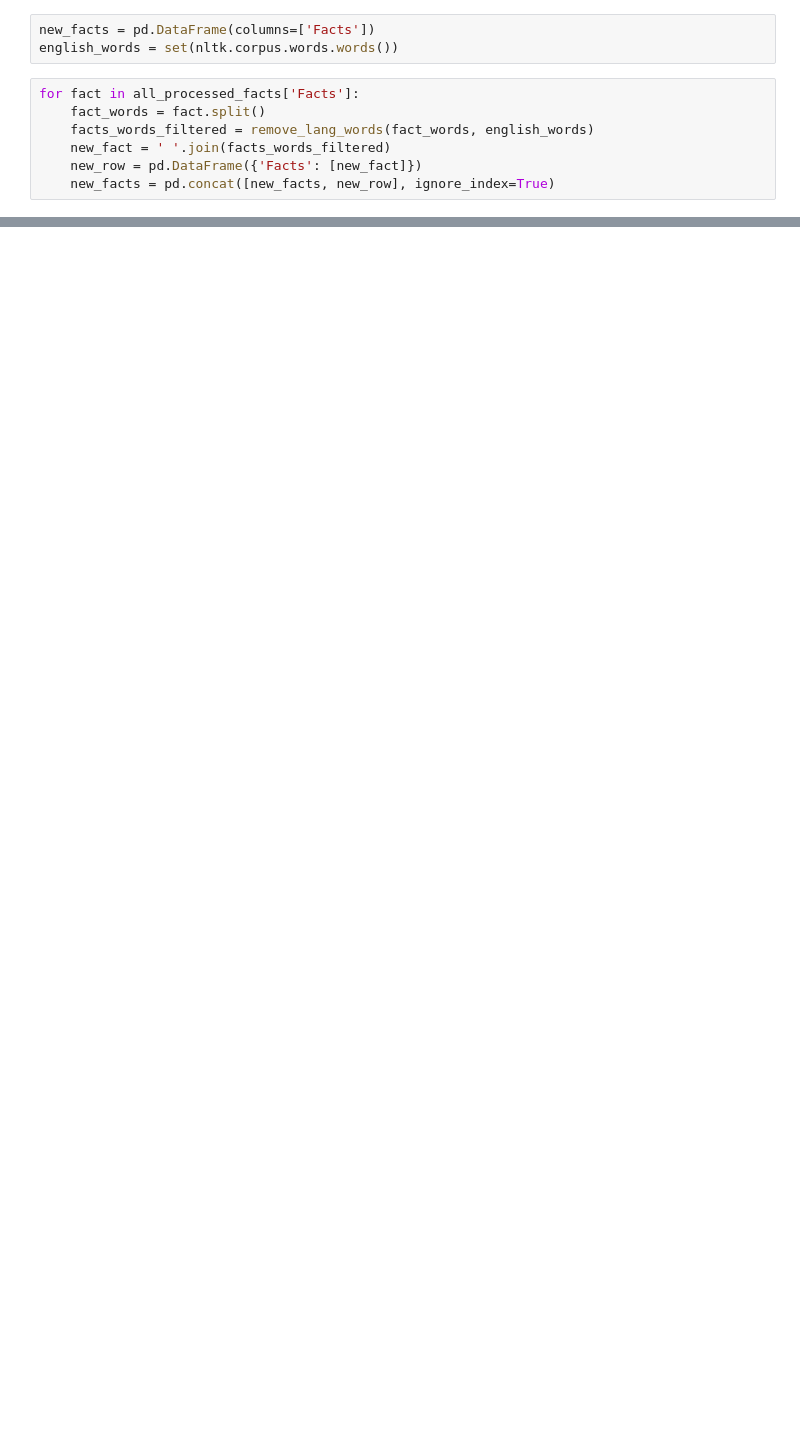
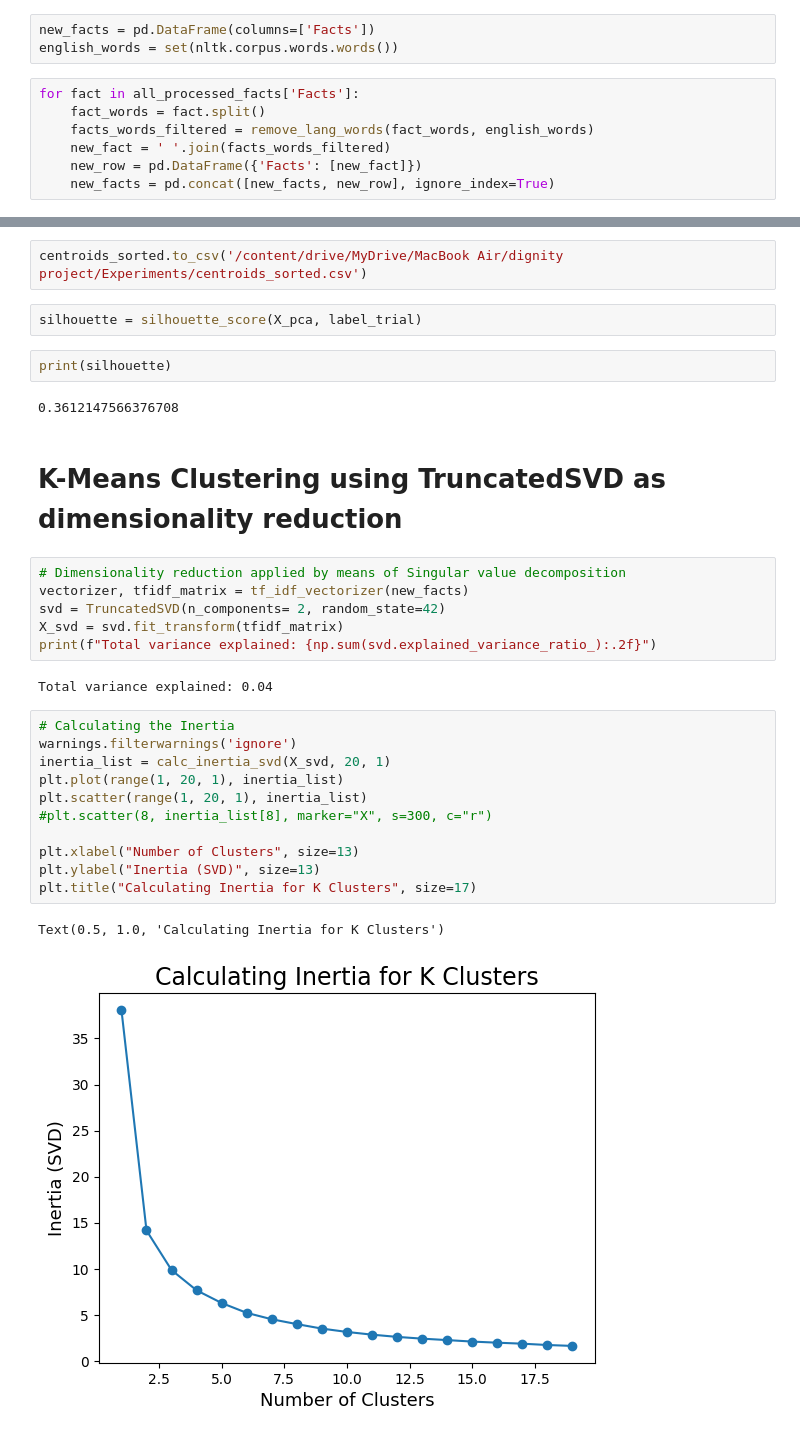
Before and after one commit to biancachiusano/dignity_in_ecthr, a Jupyter notebook: Analysis_Clustering.ipynb, the cells around one changed output, grey strips where cells are left out. Saved outputs shown, nothing was run; the diff lists cells and outputs as text; blank space fills up the shorter version.

```diff
--- a/Analysis_Clustering.ipynb
+++ b/Analysis_Clustering.ipynb
@@ -558,0 +371,32 @@ filtered_df.sort_values(by='Cluster')
+# %%
+centroids_sorted.to_csv('/content/drive/MyDrive/MacBook Air/dignity project/Experiments/centroids_sorted.csv')
+# %%
+silhouette = silhouette_score(X_pca, label_trial)
+# %%
+print(silhouette)
+# %% [output]
+0.3612147566376708
+# %% [markdown]
+# K-Means Clustering using TruncatedSVD as dimensionality reduction
+# %%
+# Dimensionality reduction applied by means of Singular value decomposition
+vectorizer, tfidf_matrix = tf_idf_vectorizer(new_facts)
+svd = TruncatedSVD(n_components= 2, random_state=42)
+X_svd = svd.fit_transform(tfidf_matrix)
+print(f"Total variance explained: {np.sum(svd.explained_variance_ratio_):.2f}")
+# %% [output]
+Total variance explained: 0.04
+# %%
+# Calculating the Inertia
+warnings.filterwarnings('ignore')
+inertia_list = calc_inertia_svd(X_svd, 20, 1)
+plt.plot(range(1, 20, 1), inertia_list)
+plt.scatter(range(1, 20, 1), inertia_list)
+#plt.scatter(8, inertia_list[8], marker="X", s=300, c="r")
+
+plt.xlabel("Number of Clusters", size=13)
+plt.ylabel("Inertia (SVD)", size=13)
+plt.title("Calculating Inertia for K Clusters", size=17)
+# %% [output]
+Text(0.5, 1.0, 'Calculating Inertia for K Clusters')
+[figure, added]
```
Also changed, not shown: parts of 66 cells of this notebook, 2 other files.
